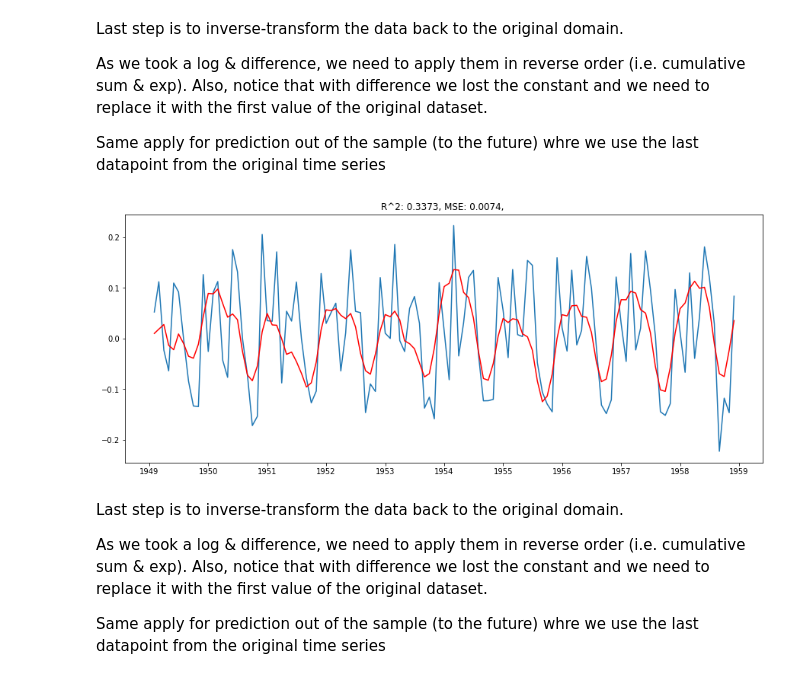
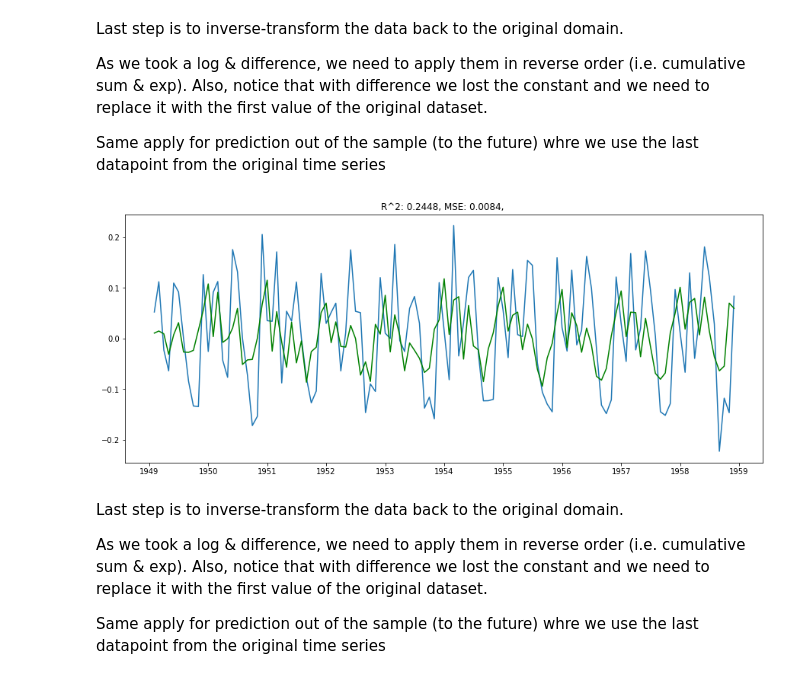
Before and after one commit to mlcollege/time-series-analysis, a Jupyter notebook: src/arima-complete.ipynb, the cells around one changed output. Saved outputs shown, nothing was run; the diff lists cells and outputs as text; code cells hidden in the pictures.

Commit message:
udpated arima

```diff
--- a/src/arima-complete.ipynb
+++ b/src/arima-complete.ipynb
@@ -61,3 +69,8 @@ data
 | 1960-11-01 | 390 |
 | 1960-12-01 | 432 |
 144 rows × 1 columns
+# %%
+path = '/content/hotels.csv'
+data = pd.read_csv(path, parse_dates=True, index_col="Month", date_parser=lambda x: datetime.strptime(x, '%Y-%m'))
+ts = data["#Guests"]
+data
@@ -363,17 +390,17 @@ As we took a log & difference, we need to apply them in reverse order (i.e. cumu
 Same apply for prediction out of the sample (to the future) whre we use the last datapoint from the original time series
 # %%
 from statsmodels.tsa.arima_model import ARIMA
-ts_log = np.log(training_ts)
+log_ts = np.log(training_ts)
 
-model = ARIMA(ts_log, order=(2, 1, 3), freq="MS")
+model = ARIMA(log_ts, order=(2, 1, 2), freq="MS")
 results = model.fit(full_output=False, disp=False)
 
-plt.plot(ts_log.diff())
-plt.plot(results.fittedvalues, c='r')
-plt.title(get_metrics(ts_log.diff()[1:], results.fittedvalues))
+plt.plot(log_ts.diff())
+plt.plot(results.fittedvalues, c='g')
+plt.title(get_metrics(log_ts.diff()[1:], results.fittedvalues))
 plt.show()
 # %% [output]
-[figure, old version]
+[figure, new version]
 # %% [markdown]
 Last step is to inverse-transform the data back to the original domain.
 
```
Also changed, not shown: parts of 22 cells of this notebook.
